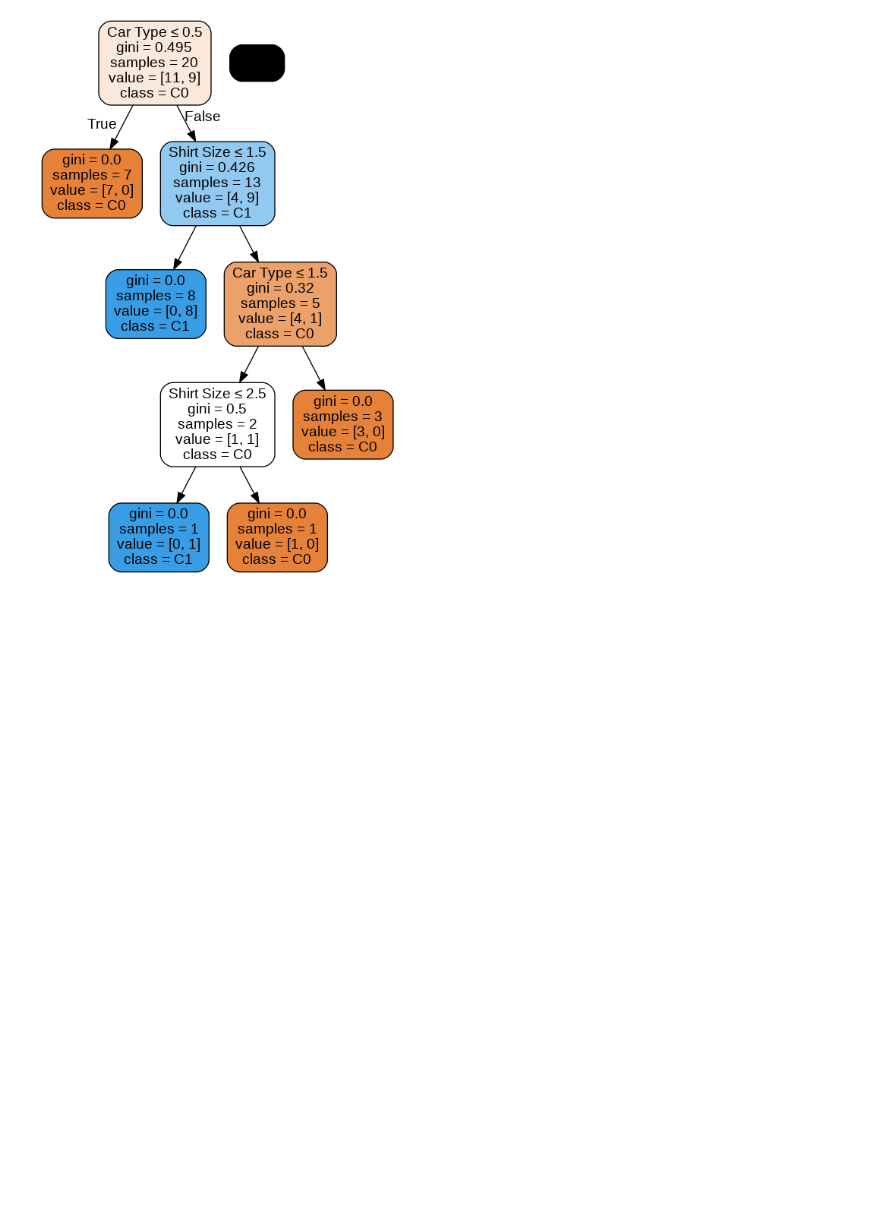
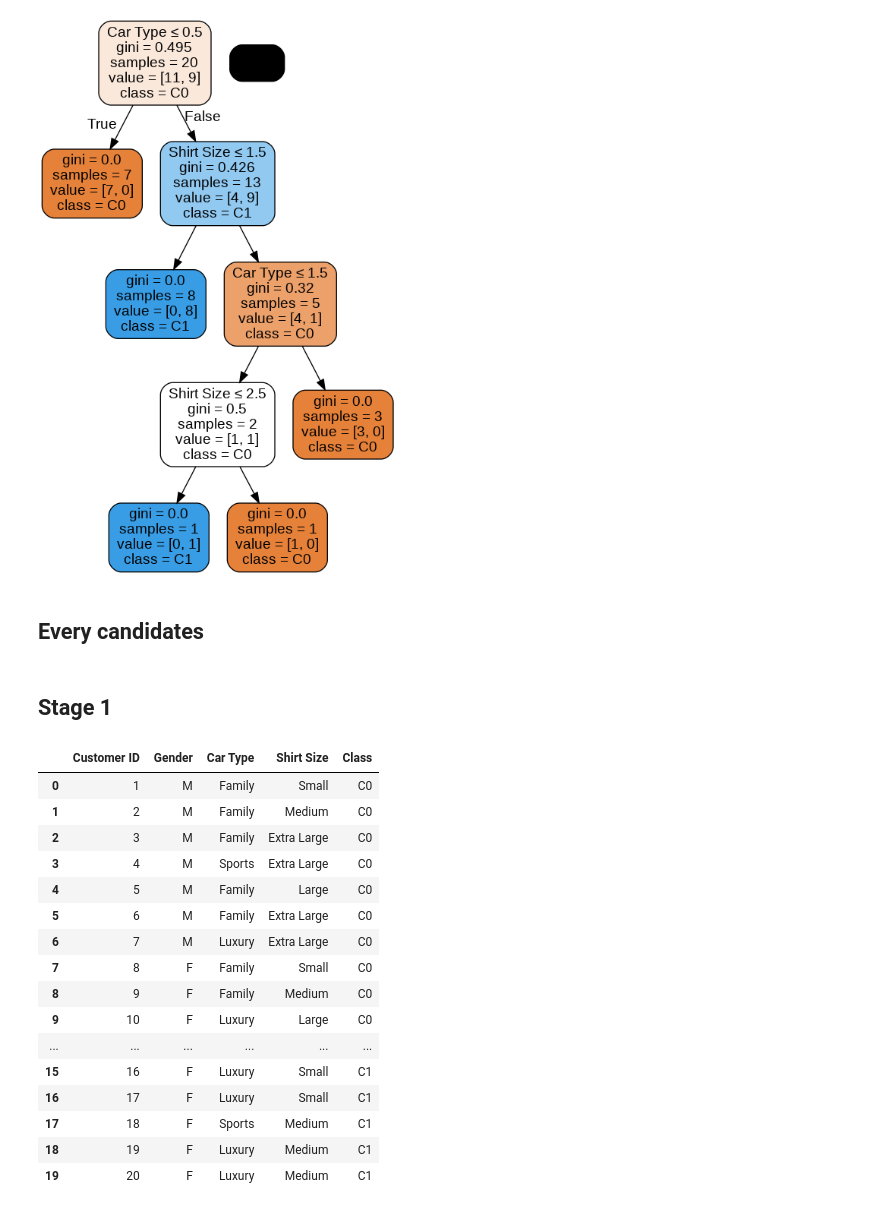
Before and after one commit to chian-chen/DS_hw5, a Jupyter notebook: DS_hw5_1.ipynb, the cells around one changed output. Cells and saved outputs as stored; diff of their text form; code cells hidden in the pictures; blank space fills up the shorter version.

Commit message:
modified 5-1 for all candidates

```diff
--- a/DS_hw5_1.ipynb
+++ b/DS_hw5_1.ipynb
@@ -91,3 +73,27 @@ graph.write_png('diabetes.png')
 Image(graph.create_png())
 # %% [output]
 [figure]
+# %% [markdown]
+## Every candidates
+# %% [markdown]
+## Stage 1
+# %%
+data
+# %% [output]
+|  | Customer ID | Gender | Car Type | Shirt Size | Class |
+| 0 | 1 | M | Family | Small | C0 |
+| 1 | 2 | M | Family | Medium | C0 |
+| 2 | 3 | M | Family | Extra Large | C0 |
+| 3 | 4 | M | Sports | Extra Large | C0 |
+| 4 | 5 | M | Family | Large | C0 |
+| 5 | 6 | M | Family | Extra Large | C0 |
+| 6 | 7 | M | Luxury | Extra Large | C0 |
+| 7 | 8 | F | Family | Small | C0 |
+| 8 | 9 | F | Family | Medium | C0 |
+| 9 | 10 | F | Luxury | Large | C0 |
+| ... | ... | ... | ... | ... | ... |
+| 15 | 16 | F | Luxury | Small | C1 |
+| 16 | 17 | F | Luxury | Small | C1 |
+| 17 | 18 | F | Sports | Medium | C1 |
+| 18 | 19 | F | Luxury | Medium | C1 |
+| 19 | 20 | F | Luxury | Medium | C1 |
```
Also changed, not shown: parts of 16 cells of this notebook.
